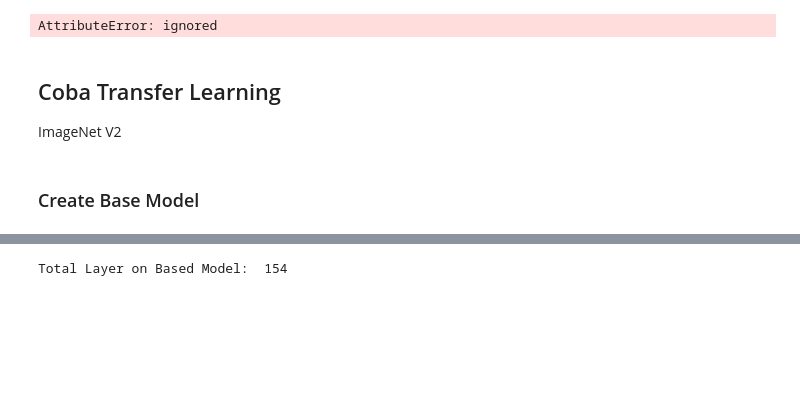
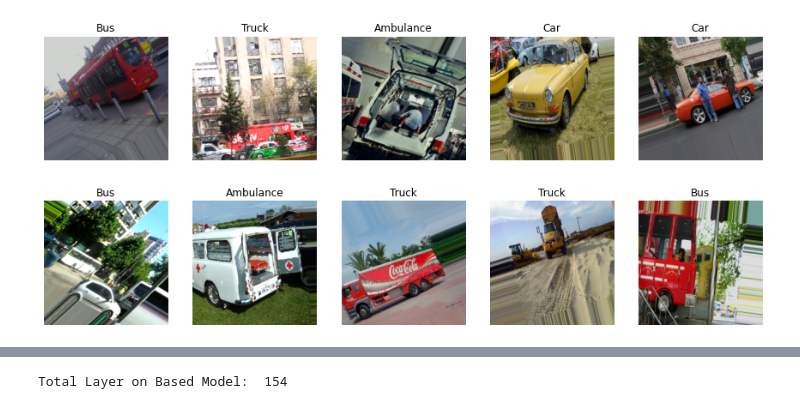
Before and after one commit to Imanuella74/ambulance-cctv-detection, a Jupyter notebook: Ambulance CCTV Detection.ipynb, the cells around one changed output, grey strips where cells are left out. Drawn from its saved outputs; the diff is of its cells as text; code cells hidden in the pictures; blank space fills up the shorter version.

Commit message:
Model Done
Model Created and exported

```diff
--- a/Ambulance CCTV Detection.ipynb
+++ b/Ambulance CCTV Detection.ipynb
@@ -252,41 +200,22 @@ def display_image(image):
-# %%
-sample_image_path = "../input/test/6beb79b52308112d.jpg"
-
-with tf.Graph().as_default():
-    # Create our inference graph
-    image_string_placeholder = tf.placeholder(tf.string)
-    decoded_image = tf.image.decode_jpeg(image_string_placeholder)
-    decoded_image_float = tf.image.convert_image_dtype(
-        image=decoded_image, dtype=tf.float32
-    )
-    # Expanding image from (height, width, 3) to (1, height, width, 3)
-    image_tensor = tf.expand_dims(decoded_image_float, 0)
-
-    # Load the model from tfhub.dev, and create a detector_output tensor
-    model_url = "https://tfhub.dev/google/openimages_v4/ssd/mobilenet_v2/1"
-    detector = hub.Module(model_url)
-    detector_output = detector(image_tensor, as_dict=True)
-    # Initialize the Session
-    init_ops = [tf.global_variables_initializer(), tf.tables_initializer()]
-    sess = tf.Session()
-    sess.run(init_ops)
-
-    # Load our sample image into a binary string
-    with tf.gfile.Open(sample_image_path, "rb") as binfile:
-        image_string = binfile.read()
-
-    # Run the graph we just created
-    result_out, image_out = sess.run(
-        [detector_output, decoded_image],
-        feed_dict={image_string_placeholder: image_string}
-    )
-# %% [output]
-AttributeError: ignored
-# %% [markdown]
-## Coba Transfer Learning
-ImageNet V2
-# %% [markdown]
-### Create Base Model
+# %%
+target_labels = next(os.walk(traindir))[1]
+
+target_labels.sort()
+
+batch = next(train_generator)
+batch_images = np.array(batch[0])
+batch_labels = np.array(batch[1])
+
+target_labels = np.asarray(target_labels)
+
+plt.figure(figsize=(15,10))
+for n, i in enumerate(np.arange(10)):
+    ax = plt.subplot(3,5,n+1)
+    plt.imshow(batch_images[i])
+    plt.title(target_labels[np.where(batch_labels[i]==1)[0][0]])
+    plt.axis('off')
+# %% [output]
+[figure, added]
 # %%
 IMG_SIZE = (224,224)
 # Create the base model from the pre-trained model MobileNet V2
```
Also changed, not shown: parts of 41 cells of this notebook.
